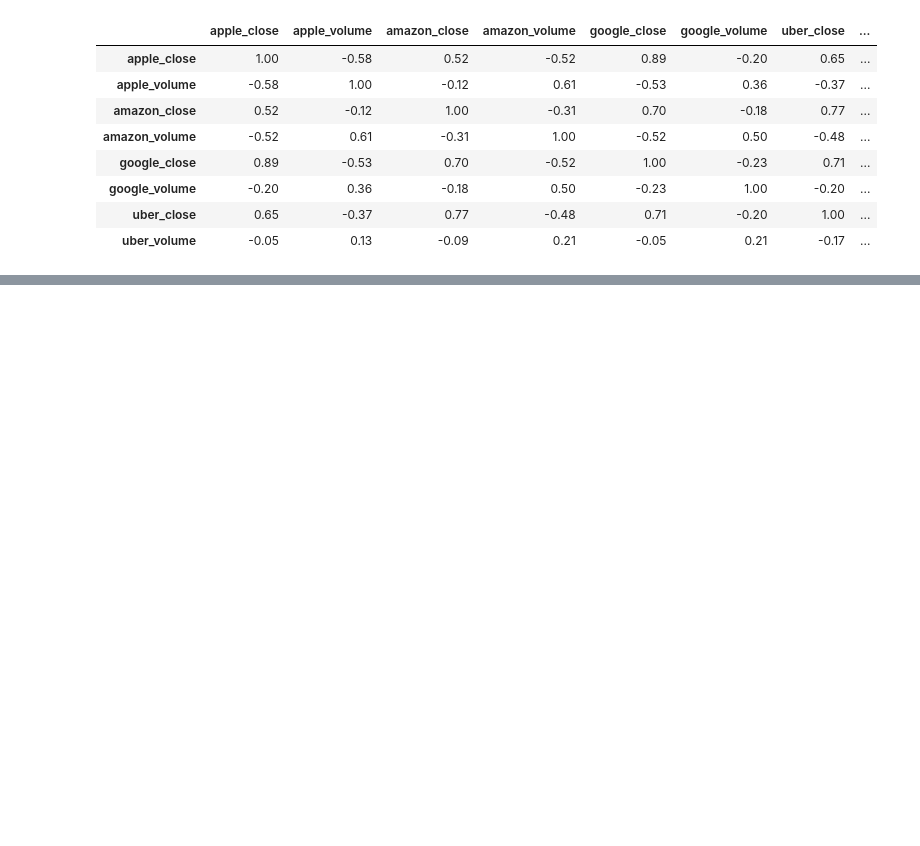
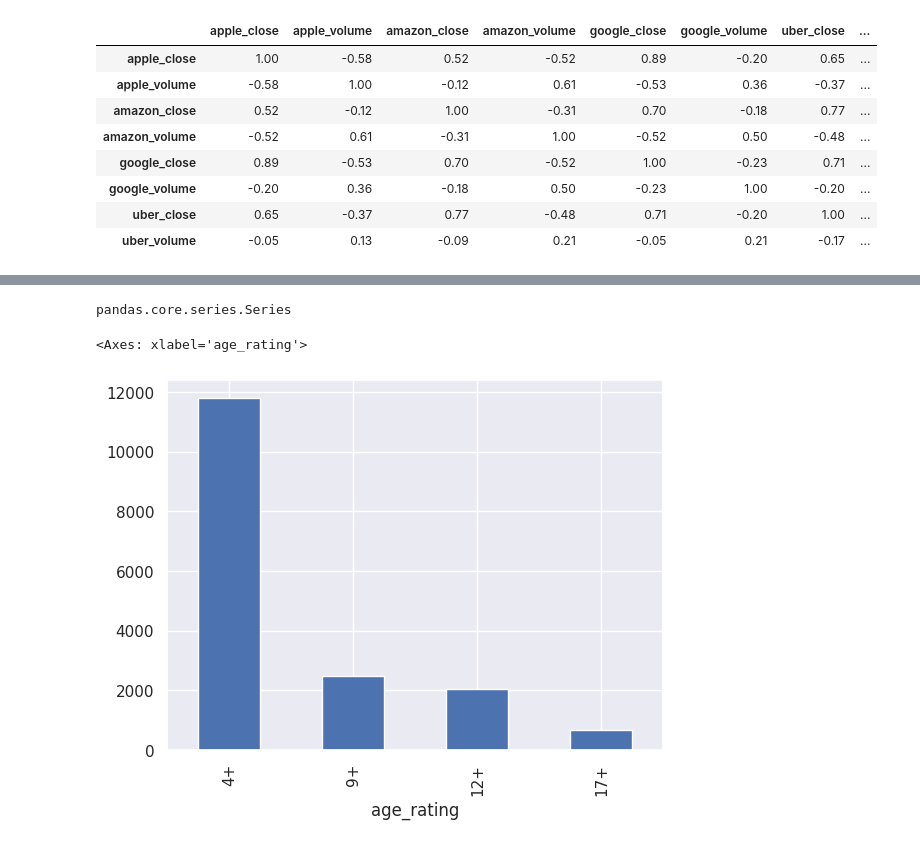
Before and after one commit to inandout66/data-science-bootcamp, a Jupyter notebook: notatnikAW.ipynb, the cells around one changed output, grey strips where cells are left out. Saved outputs shown, nothing was run; the diff lists cells and outputs as text; code cells hidden in the pictures; blank space fills up the shorter version.

```diff
--- a/notatnikAW.ipynb
+++ b/notatnikAW.ipynb
@@ -678,0 +781,3 @@ Append
+# %%
+df = df_raw.copy()
+df.info()
@@ -678,0 +802,3 @@ Append
+# %%
+df = df.drop(columns=['URL', 'Icon URL', 'Subtitle', 'Description', 'In-app Purchases'])
+df.head()
@@ -678,0 +812,3 @@ Append
+# %%
+df = df.set_index('ID')
+df.head()
@@ -678,0 +858,3 @@ Append
+# %%
+df.columns = [col.lower().replace(' ', '_') for col in df.columns] #standaryzacja nazw nagłówków (małe litery i zamiast spacji _)
+df.head()
@@ -678,0 +916,11 @@ Append
+# %%
+type(df.age_rating.value_counts()) #sprawdzenie typu danych
+# %% [output]
+pandas.core.series.Series
+# %%
+import seaborn as sns
+sns.set()
+df.age_rating.value_counts().plot(kind='bar') #wykres typu bar
+# %% [output]
+<Axes: xlabel='age_rating'>
+[figure, added]
```
Also changed, not shown: parts of 31 cells of this notebook.
